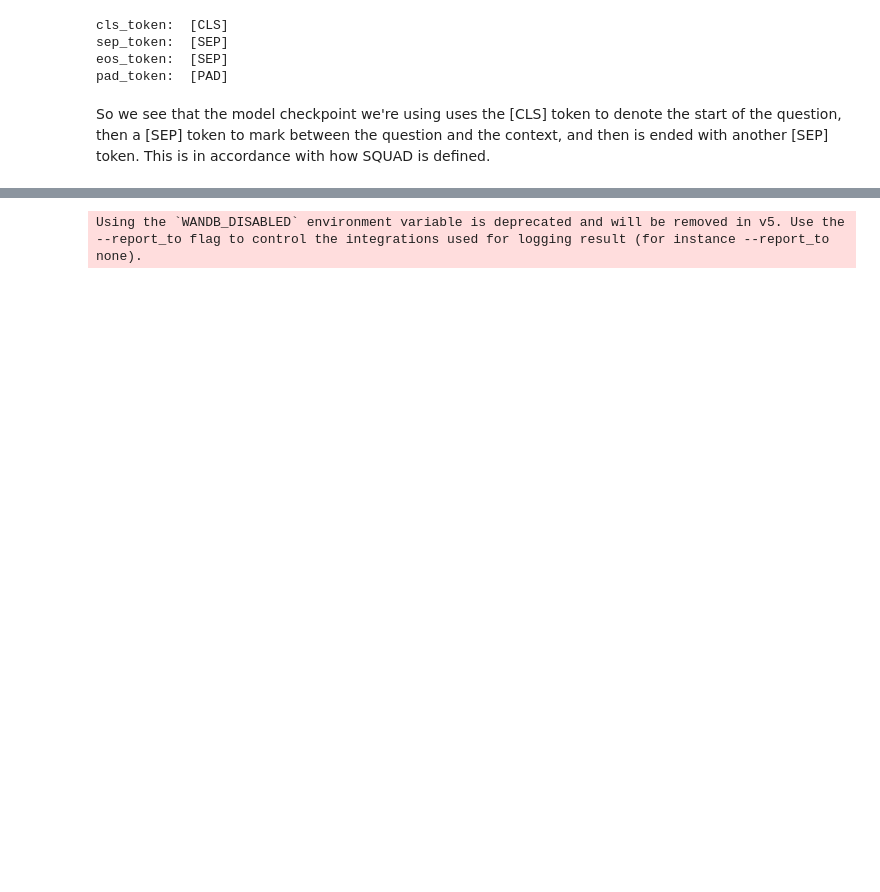
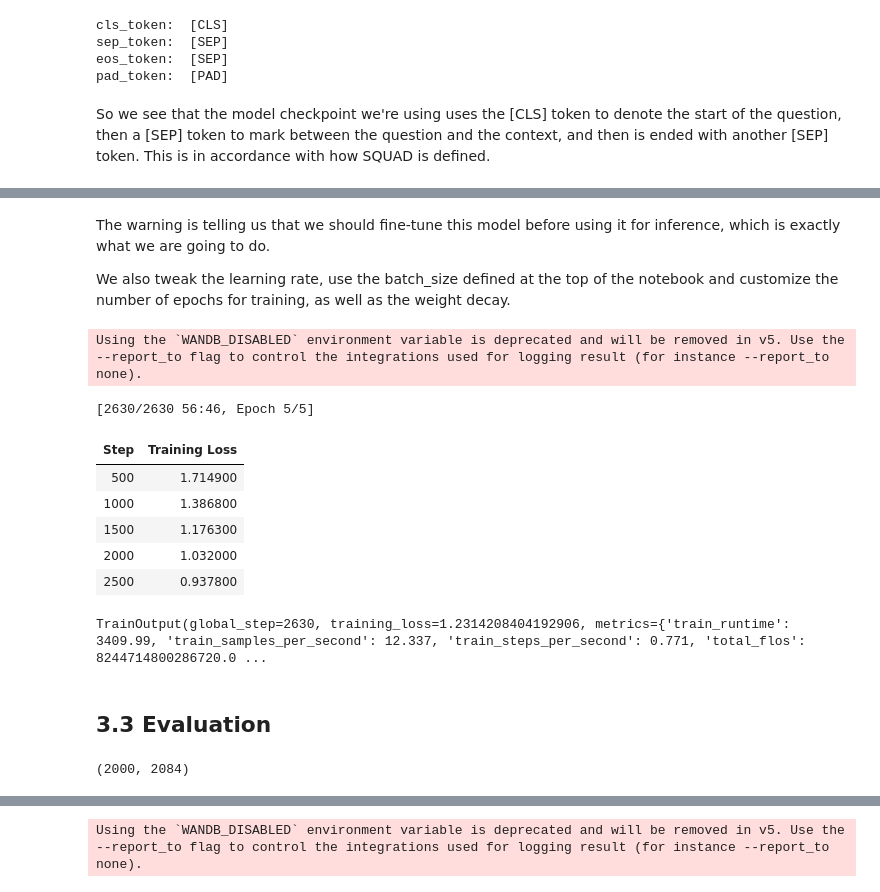
Before and after one commit to LiliyaKazykhanova/SF_DS, a Jupyter notebook: NLP_PROJECTS/PROJECT_5/project/project-5-question-answering.ipynb, the cells around one changed output, grey strips where cells are left out. Cells and saved outputs as stored; diff of their text form; code cells hidden in the pictures; blank space fills up the shorter version.

Commit message:
Updated some code snippets in project_5 and key results

```diff
--- a/NLP_PROJECTS/PROJECT_5/project/project-5-question-answering.ipynb
+++ b/NLP_PROJECTS/PROJECT_5/project/project-5-question-answering.ipynb
@@ -752,0 +660,47 @@ def objective(trial: optuna.Trial):
+# %%
+model = AutoModelForQuestionAnswering.from_pretrained(model_checkpoint)
+# %% [markdown]
+The warning is telling us that we should fine-tune this model before using it for inference, which is exactly what we are going to do.
+
+We also tweak the learning rate, use the batch_size defined at the top of the notebook and customize the number of epochs for training, as well as the weight decay.
+# %%
+# TRAINING HYPERPARAMS
+LR = 2e-5
+NUM_EPOCHS = 5
+WD = 0.01
+# %%
+training_args_base = TrainingArguments("bert-squad-base-params",
+                                  evaluation_strategy="no",
+                                  save_strategy="epoch",
+                                  optim="adamw_torch",
+                                  learning_rate=LR,
+                                  weight_decay=WD,
+                                  num_train_epochs=NUM_EPOCHS,
+                                  fp16=True,
+                                  seed=RANDOM_SEED)
+# %% [output]
+Using the `WANDB_DISABLED` environment variable is deprecated and will be removed in v5. Use the --report_to flag to control the integrations used for logging result (for instance --report_to none).
+# %%
+# Finally, we just pass everything to the Trainer class and launch the training
+trainer_base = Trainer(model,
+                  training_args_base,
+                  train_dataset=train_ds,
+                  eval_dataset=validation_ds,
+                  tokenizer=tokenizer)
+# %%
+torch.cuda.empty_cache()
+os.environ["WANDB_DISABLED"] = "true"
+os.environ['TRANSFORMERS_CACHE'] = "/opt/ml/checkpoints/"
+os.environ['HF_DATASETS_CACHE'] = "/opt/ml/checkpoints/"
+
+# 15/01/2025
+trainer_base.train()
+# %% [output]
+[2630/2630 56:46, Epoch 5/5]
+| Step | Training Loss |
+| 500 | 1.714900 |
+| 1000 | 1.386800 |
+| 1500 | 1.176300 |
+| 2000 | 1.032000 |
+| 2500 | 0.937800 |
+TrainOutput(global_step=2630, training_loss=1.2314208404192906, metrics={'train_runtime': 3409.99, 'train_samples_per_second': 12.337, 'train_steps_per_second': 0.771, 'total_flos': 8244714800286720.0 ...
@@ -752,0 +712,13 @@ def objective(trial: optuna.Trial):
+# %% [markdown]
+## 3.3 Evaluation
+# %%
+# Tokenize test set
+test_ds = ds_final["test"].map(
+    preprocess_validation_examples,
+    batched=True,
+    remove_columns=ds_final["test"].column_names,
+)
+
+len(ds_final["test"]), len(test_ds)
+# %% [output]
+(2000, 2084)
```
Also changed, not shown: parts of 131 cells of this notebook, 2 other files.
